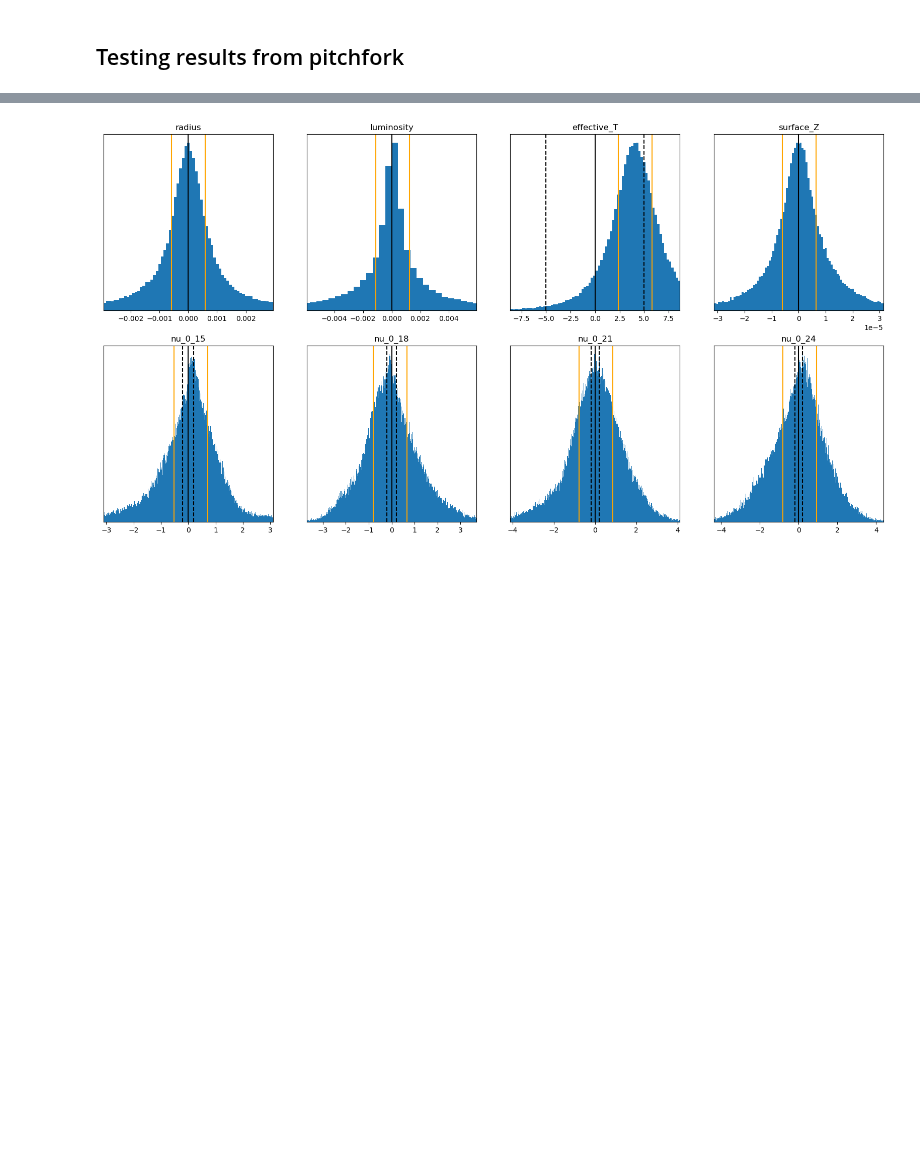
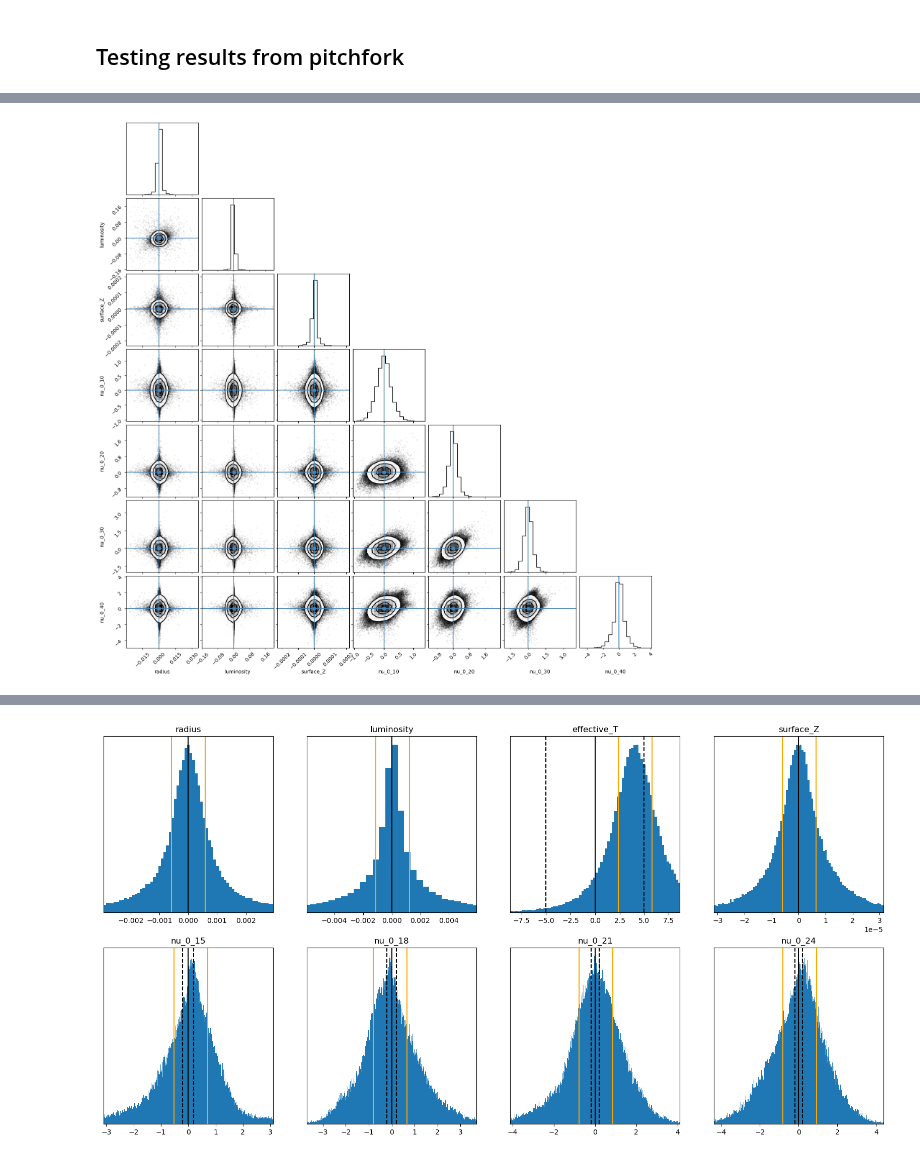
Before and after one commit to ojscutt/pitchfork, a Jupyter notebook: 3_pitchfork_test_Bob.ipynb, the cells around one changed output, grey strips where cells are left out. Cells and saved outputs as stored; diff of their text form; code cells hidden in the pictures; blank space fills up the shorter version.

```diff
--- a/3_pitchfork_test_Bob.ipynb
+++ b/3_pitchfork_test_Bob.ipynb
@@ -279,3 +301,15 @@ pitchfork_errors_df
+# %%
+import corner
+
+corner.corner(
+    pitchfork_errors_df[['radius', 'luminosity', 'surface_Z', 'nu_0_10', 'nu_0_20', 'nu_0_30', 'nu_0_40']],
+    labels=['radius', 'luminosity', 'surface_Z', 'nu_0_10', 'nu_0_20', 'nu_0_30', 'nu_0_40'],
+    range=(0.9999,0.9999,0.9999,0.9999,0.9999,0.9999,0.9999),
+    smooth=True,
+    truths=[0,0,0,0,0,0,0]
+);
+# %% [output]
+[figure, added]
 # %%
 def output_plot(output, target_unc, axis):
     errors = pitchfork_errors_df[output]
```
Also changed, not shown: parts of 10 cells of this notebook, 1 other file.
